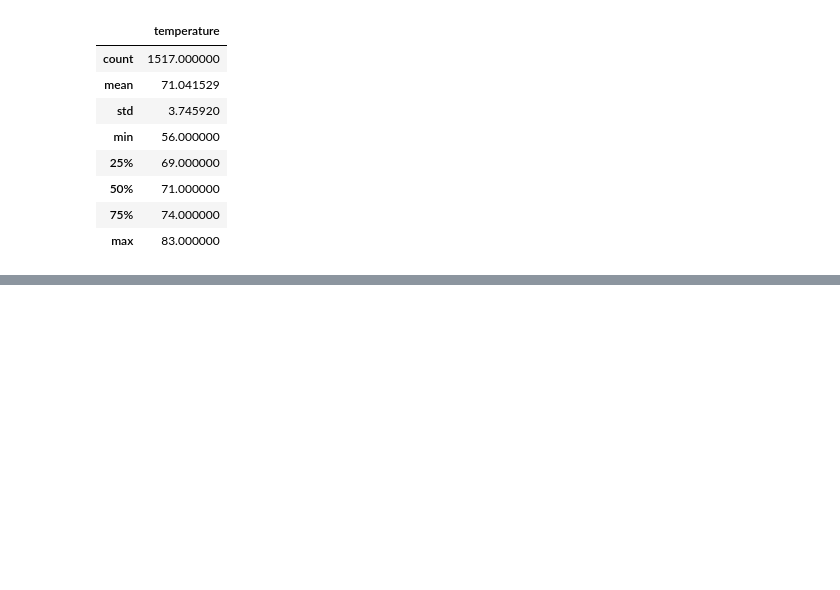
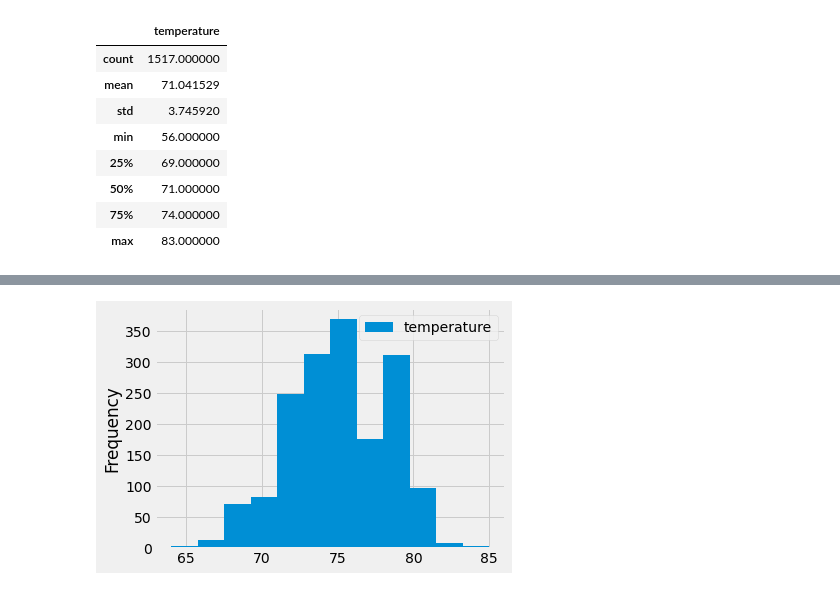
Before and after one commit to DmanDJs1/surfs_up, a Jupyter notebook: SurfsUp_Challenge.ipynb, the cells around one changed output, grey strips where cells are left out. Cells and saved outputs as stored; diff of their text form; code cells hidden in the pictures; blank space fills up the shorter version.

```diff
--- a/SurfsUp_Challenge.ipynb
+++ b/SurfsUp_Challenge.ipynb
@@ -54,6 +60,6 @@ june_temps = session.query(Measurement.date, Measurement.tobs).filter(extract('m
 # %%
 # 4. Create a DataFrame from the list of temperatures for the month of June.
-df = pd.DataFrame(june_temps, columns=['date','temperature'])
+June_df = pd.DataFrame(june_temps, columns=['date','temperature'])
 df.set_index(df['date'], inplace=True)
 # %%
 # 5. Calculate and print out the summary statistics for the June temperature DataFrame.
@@ -113,0 +126,6 @@ df_two.describe()
+# %%
+##Query for June
+June_df.plot.hist(bins=12)
+plt.tight_layout()
+# %% [output]
+[figure, added]
```
Also changed, not shown: parts of 5 cells of this notebook.
